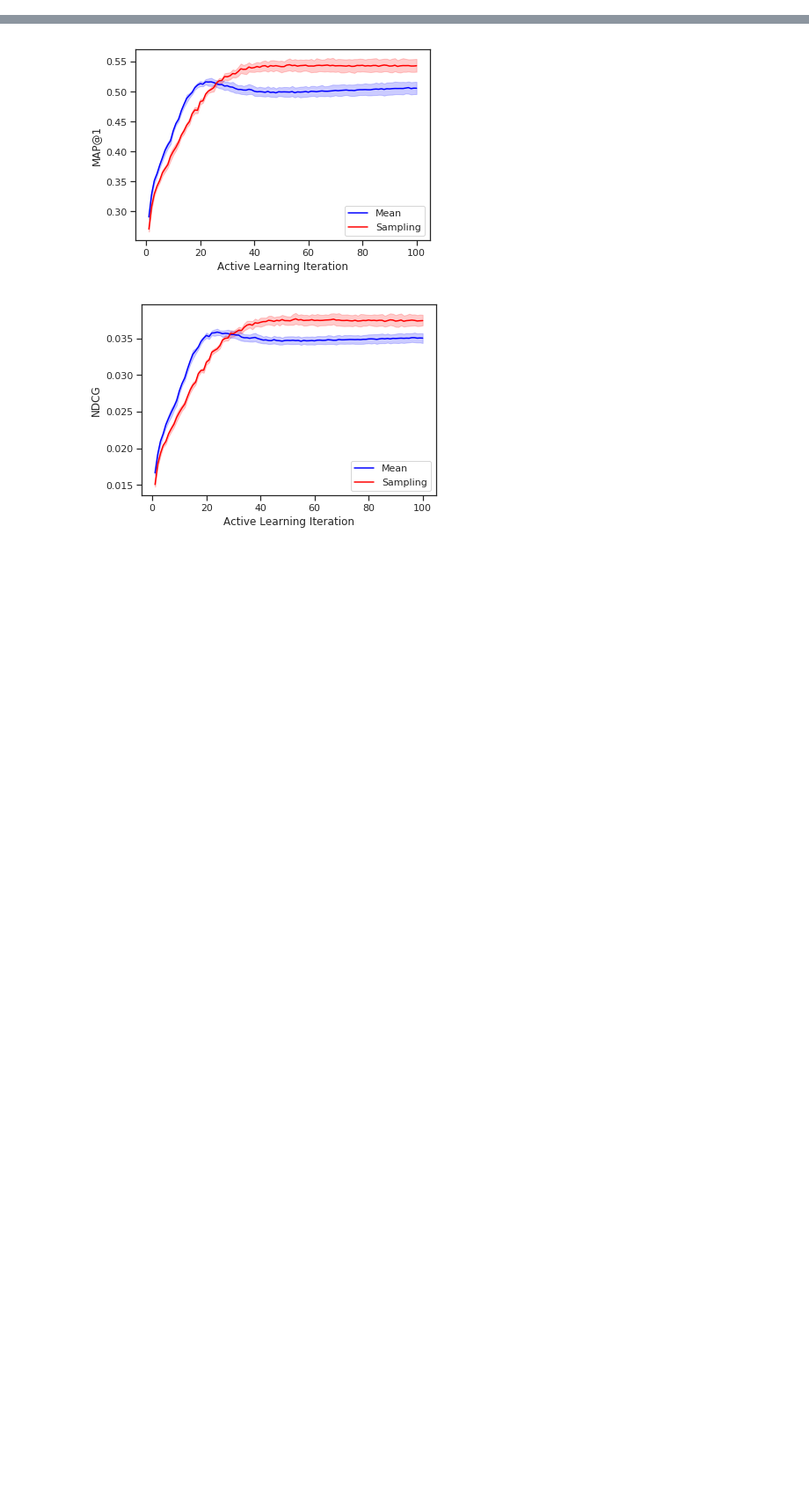
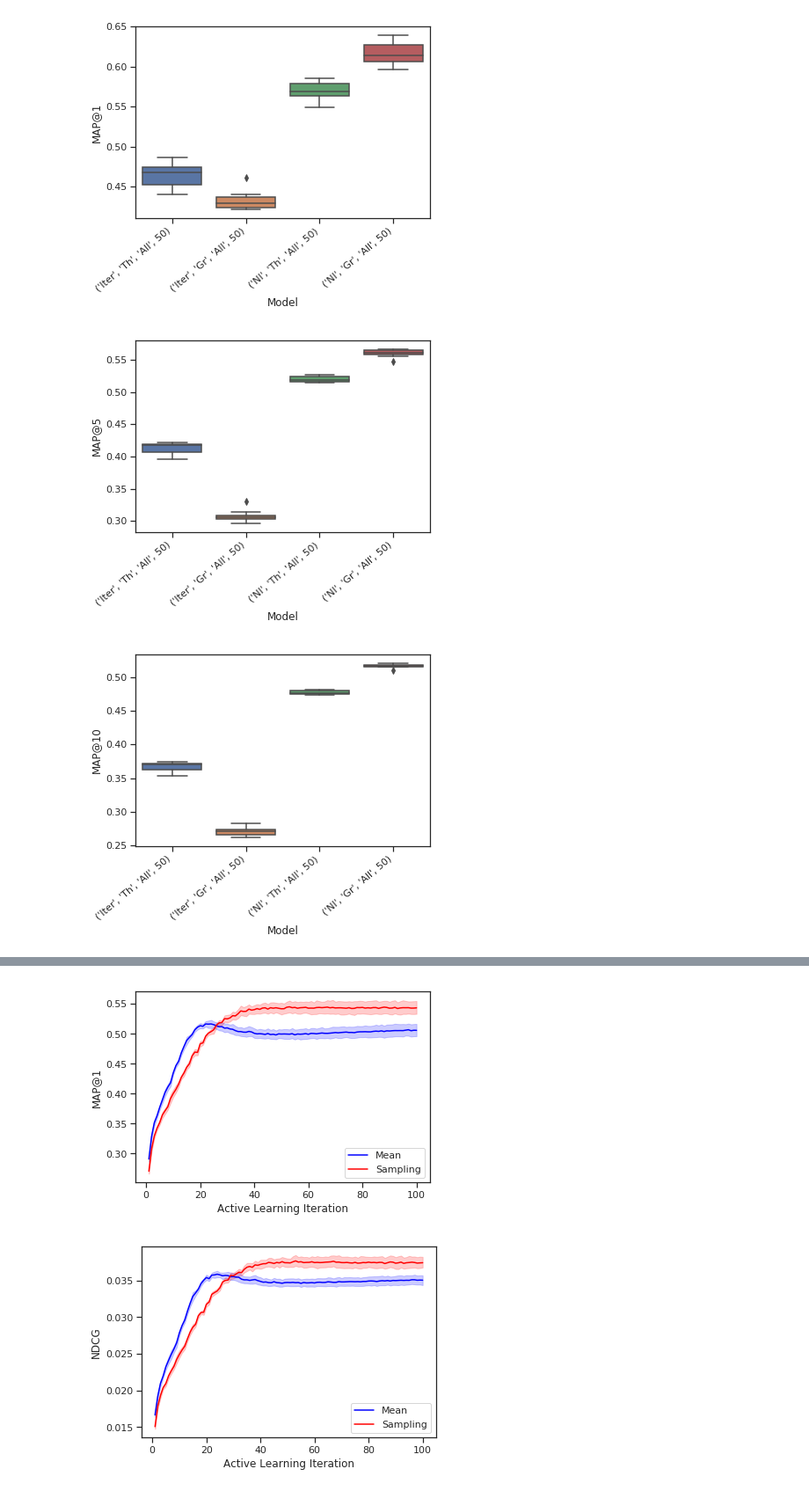
Before and after one commit to wuga214/Q-VAE-Recommendation, a Jupyter notebook: RecsysPlots/Plot.ipynb, the cells around one changed output, grey strips where cells are left out. Shown at 88% size. Cells and saved outputs as stored; diff of their text form; code cells hidden in the pictures; blank space fills up the shorter version.

Commit message:
showed results to scott yesterday. Start to find other baselines.

```diff
--- a/RecsysPlots/Plot.ipynb
+++ b/RecsysPlots/Plot.ipynb
@@ -34,6 +48,13 @@ result_df.rename(columns={'active_learning_model':'Active Learning Model',
 # %%
 # with pd.option_context('display.max_rows', None, 'display.max_columns', None):
 #     display(result_df)
+# %%
+result_df.loc[result_df.Iterative == True, 'Iterative'] = 'Iter'
+result_df.loc[result_df.Iterative == False, 'Iterative'] = 'NI'
+result_df.loc[result_df.Algorithm == True, 'Algorithm'] = 'Th'
+result_df.loc[result_df.Algorithm == False, 'Algorithm'] = 'Gr'
+result_df.loc[result_df.Select == True, 'Select'] = 'All'
+result_df.loc[result_df.Select == False, 'Select'] = 'Pos'
 # %%
 def extract_mean(metric_result):
     parentheses_index = metric_result.find('(')
@@ -42,8 +63,17 @@ def extract_mean(metric_result):
 # %%
 result_df['Clicks'] = result_df['Clicks'].apply(lambda x: extract_mean(x))
 result_df['MAP@1'] = result_df['MAP@1'].apply(lambda x: extract_mean(x))
+result_df['MAP@5'] = result_df['MAP@5'].apply(lambda x: extract_mean(x))
+result_df['MAP@10'] = result_df['MAP@10'].apply(lambda x: extract_mean(x))
+result_df['MAP@50'] = result_df['MAP@50'].apply(lambda x: extract_mean(x))
 result_df['Precision@1'] = result_df['Precision@1'].apply(lambda x: extract_mean(x))
+result_df['Precision@5'] = result_df['Precision@5'].apply(lambda x: extract_mean(x))
+result_df['Precision@10'] = result_df['Precision@10'].apply(lambda x: extract_mean(x))
+result_df['Precision@50'] = result_df['Precision@50'].apply(lambda x: extract_mean(x))
 result_df['Recall@1'] = result_df['Recall@1'].apply(lambda x: extract_mean(x))
+result_df['Recall@5'] = result_df['Recall@5'].apply(lambda x: extract_mean(x))
+result_df['Recall@10'] = result_df['Recall@10'].apply(lambda x: extract_mean(x))
+result_df['Recall@50'] = result_df['Recall@50'].apply(lambda x: extract_mean(x))
 result_df['NDCG'] = result_df['NDCG'].apply(lambda x: extract_mean(x))
 result_df['R-Precision'] = result_df['R-Precision'].apply(lambda x: extract_mean(x))
 # %%
@@ -51,0 +107,49 @@ result_df['R-Precision'] = result_df['R-Precision'].apply(lambda x: extract_mean
+# %%
+sns.set_style("ticks")
+# %%
+result_df['Model'] = list(zip(result_df.Iterative, result_df.Algorithm, result_df.Select, result_df['Active Learning Iteration']))
+# %%
+result_df_All_50 = result_df[(result_df['Select'] == 'All') & (result_df['Active Learning Iteration'] == 50)]
+
+fig, ax = plt.subplots()
+ax = sns.boxplot(x="Model", y="MAP@1", data=result_df_All_50).set_xticklabels(ax.get_xticklabels(), rotation=40, ha="right")
+
+fig, ax = plt.subplots()
+ax = sns.boxplot(x="Model", y="MAP@5", data=result_df_All_50).set_xticklabels(ax.get_xticklabels(), rotation=40, ha="right")
+
+fig, ax = plt.subplots()
+ax = sns.boxplot(x="Model", y="MAP@10", data=result_df_All_50).set_xticklabels(ax.get_xticklabels(), rotation=40, ha="right")
+
+fig, ax = plt.subplots()
+ax = sns.boxplot(x="Model", y="MAP@50", data=result_df_All_50).set_xticklabels(ax.get_xticklabels(), rotation=40, ha="right")
+
+fig, ax = plt.subplots()
+ax = sns.boxplot(x="Model", y="Precision@1", data=result_df_All_50).set_xticklabels(ax.get_xticklabels(), rotation=40, ha="right")
+
+fig, ax = plt.subplots()
+ax = sns.boxplot(x="Model", y="Precision@5", data=result_df_All_50).set_xticklabels(ax.get_xticklabels(), rotation=40, ha="right")
+
+fig, ax = plt.subplots()
+ax = sns.boxplot(x="Model", y="Precision@10", data=result_df_All_50).set_xticklabels(ax.get_xticklabels(), rotation=40, ha="right")
+
+fig, ax = plt.subplots()
+ax = sns.boxplot(x="Model", y="Precision@50", data=result_df_All_50).set_xticklabels(ax.get_xticklabels(), rotation=40, ha="right")
+
+fig, ax = plt.subplots()
+ax = sns.boxplot(x="Model", y="Recall@1", data=result_df_All_50).set_xticklabels(ax.get_xticklabels(), rotation=40, ha="right")
+
+fig, ax = plt.subplots()
+ax = sns.boxplot(x="Model", y="Recall@5", data=result_df_All_50).set_xticklabels(ax.get_xticklabels(), rotation=40, ha="right")
+
+fig, ax = plt.subplots()
+ax = sns.boxplot(x="Model", y="Recall@10", data=result_df_All_50).set_xticklabels(ax.get_xticklabels(), rotation=40, ha="right")
+
+fig, ax = plt.subplots()
+ax = sns.boxplot(x="Model", y="Recall@50", data=result_df_All_50).set_xticklabels(ax.get_xticklabels(), rotation=40, ha="right")
+
+fig, ax = plt.subplots()
+ax = sns.boxplot(x="Model", y="NDCG", data=result_df_All_50).set_xticklabels(ax.get_xticklabels(), rotation=40, ha="right")
+# %% [output]
+[figure, added]
+[figure, added]
+[figure, added]
```
Also changed, not shown: parts of 15 cells of this notebook, 13 other files.
